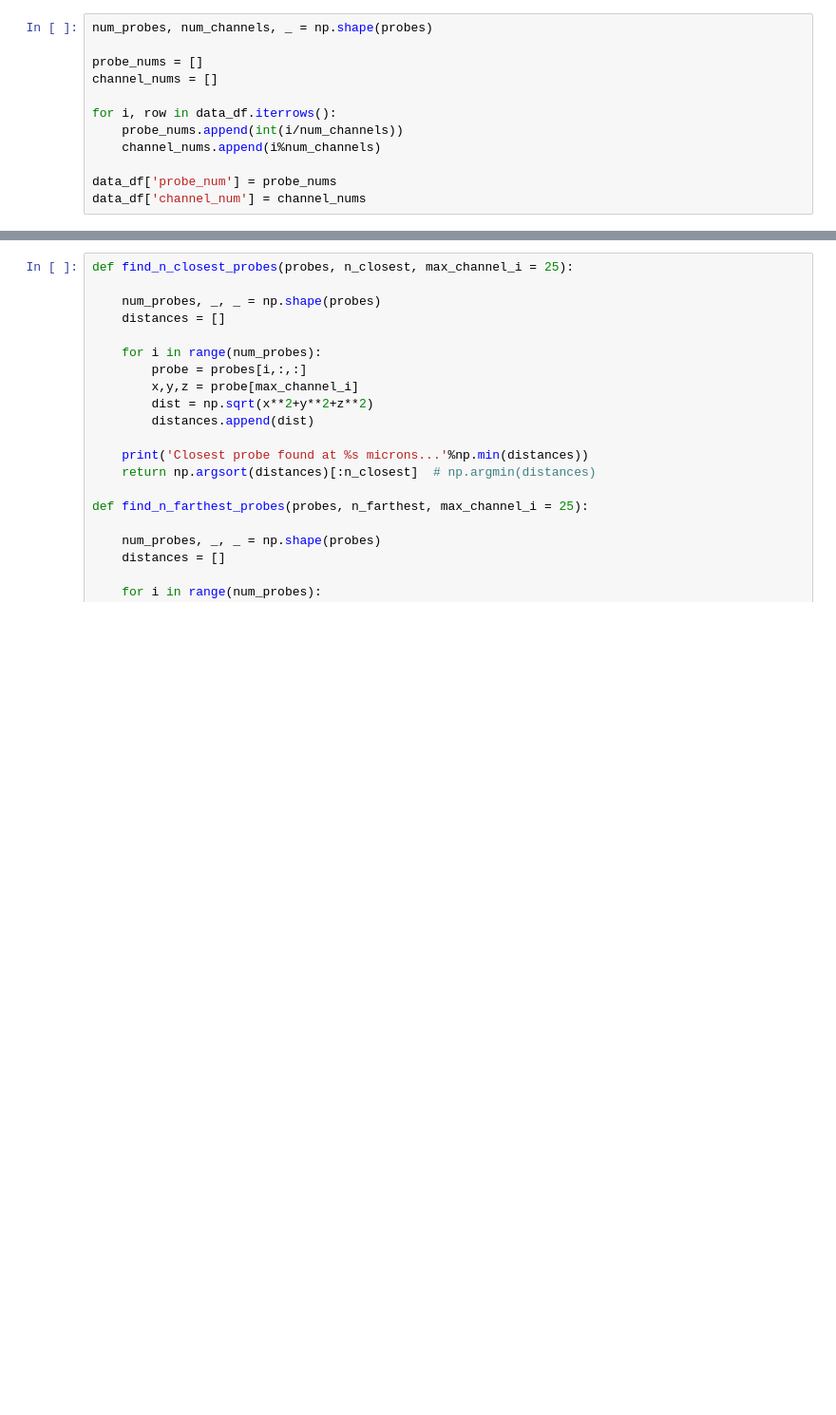
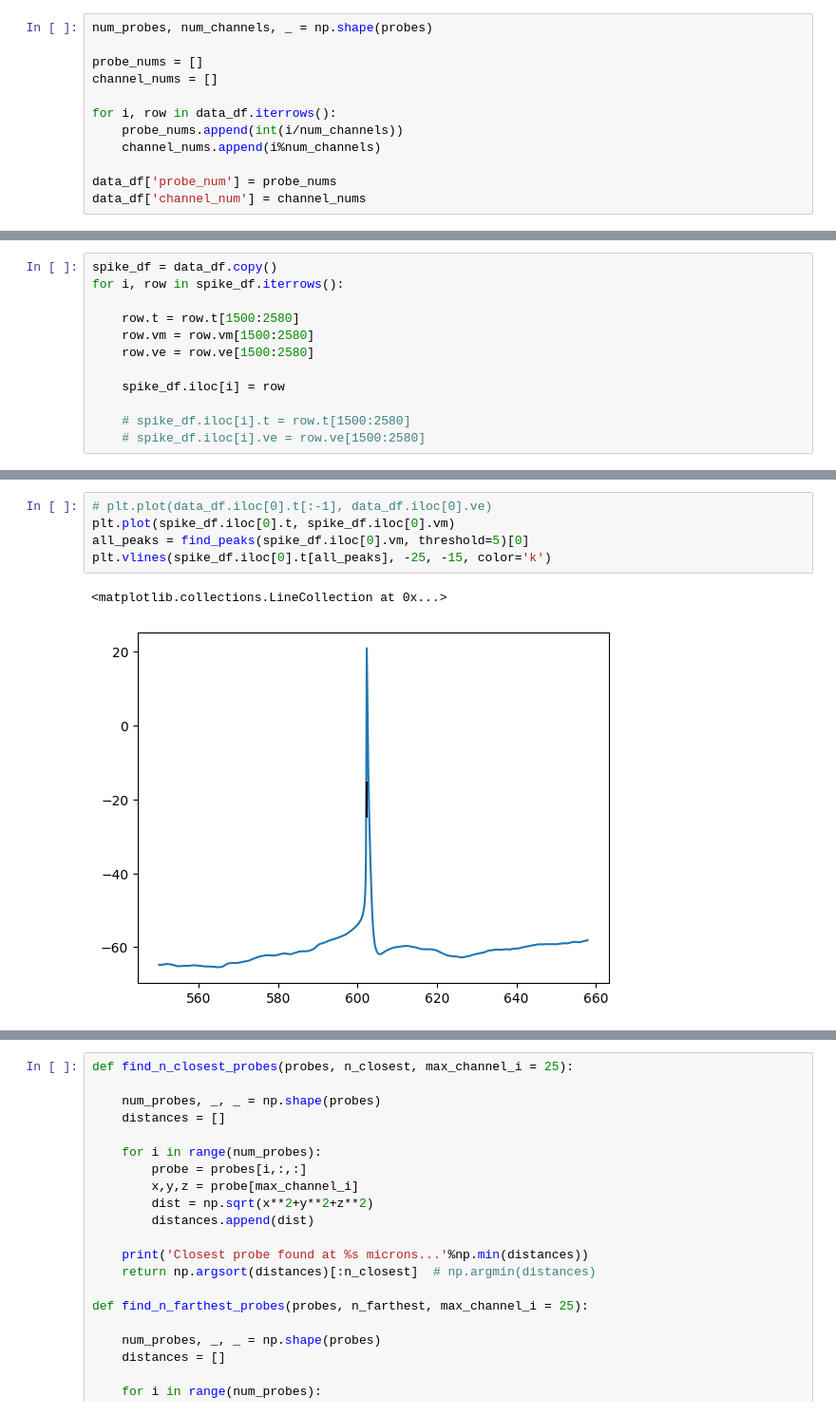
Before and after one commit to kedoxey/PyramidalCellSimulations, a Jupyter notebook: notebooks/figures/plot_linear_probes.ipynb, the cells around one changed output, grey strips where cells are left out. Shown: that part at 95% size. Drawn from its saved outputs; the diff is of its cells as text; blank space fills up the shorter version.

```diff
--- a/notebooks/figures/plot_linear_probes.ipynb
+++ b/notebooks/figures/plot_linear_probes.ipynb
@@ -46,3 +46,15 @@ data_df.head()
 | 2 | NMLCL000073 | [400.00000000002245, 400.10000000... | [-77.18251311792972, -77.18252912... | [1.9768643569360802e-05, 1.976852... | 4.788917 | -297.117009 | 15.918493 | 1147 | True | 408.071733 | ... |
 | 3 | NMLCL000073 | [400.00000000002245, 400.10000000... | [-77.18251311792972, -77.18252912... | [2.229151647911385e-05, 2.2291396... | 4.788917 | -287.117009 | 15.918493 | 1147 | True | 408.071733 | ... |
 | 4 | NMLCL000073 | [400.00000000002245, 400.10000000... | [-77.18251311792972, -77.18252912... | [2.4816832935173393e-05, 2.481671... | 4.788917 | -277.117009 | 15.918493 | 1147 | True | 408.071733 | ... |
+# %%
+spike_df = data_df.copy()
+for i, row in spike_df.iterrows():
+
+    row.t = row.t[1500:2580]
+    row.vm = row.vm[1500:2580]
+    row.ve = row.ve[1500:2580]
+
+    spike_df.iloc[i] = row
+
+    # spike_df.iloc[i].t = row.t[1500:2580]
+    # spike_df.iloc[i].ve = row.ve[1500:2580]
@@ -48,0 +77,8 @@ data_df.head()
+# %%
+# plt.plot(data_df.iloc[0].t[:-1], data_df.iloc[0].ve)
+plt.plot(spike_df.iloc[0].t, spike_df.iloc[0].vm)
+all_peaks = find_peaks(spike_df.iloc[0].vm, threshold=5)[0]
+plt.vlines(spike_df.iloc[0].t[all_peaks], -25, -15, color='k')
+# %% [output]
+<matplotlib.collections.LineCollection at 0x...>
+[figure, added]
```
Also changed, not shown: parts of 18 cells of this notebook.
